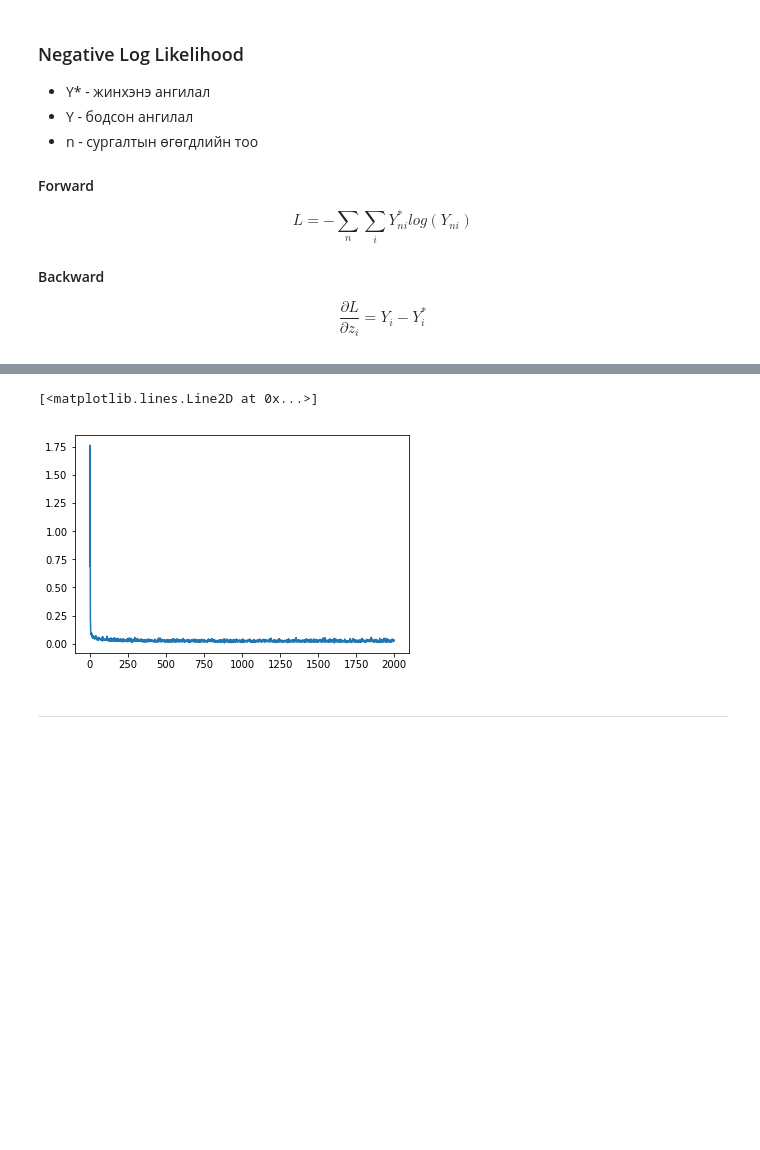
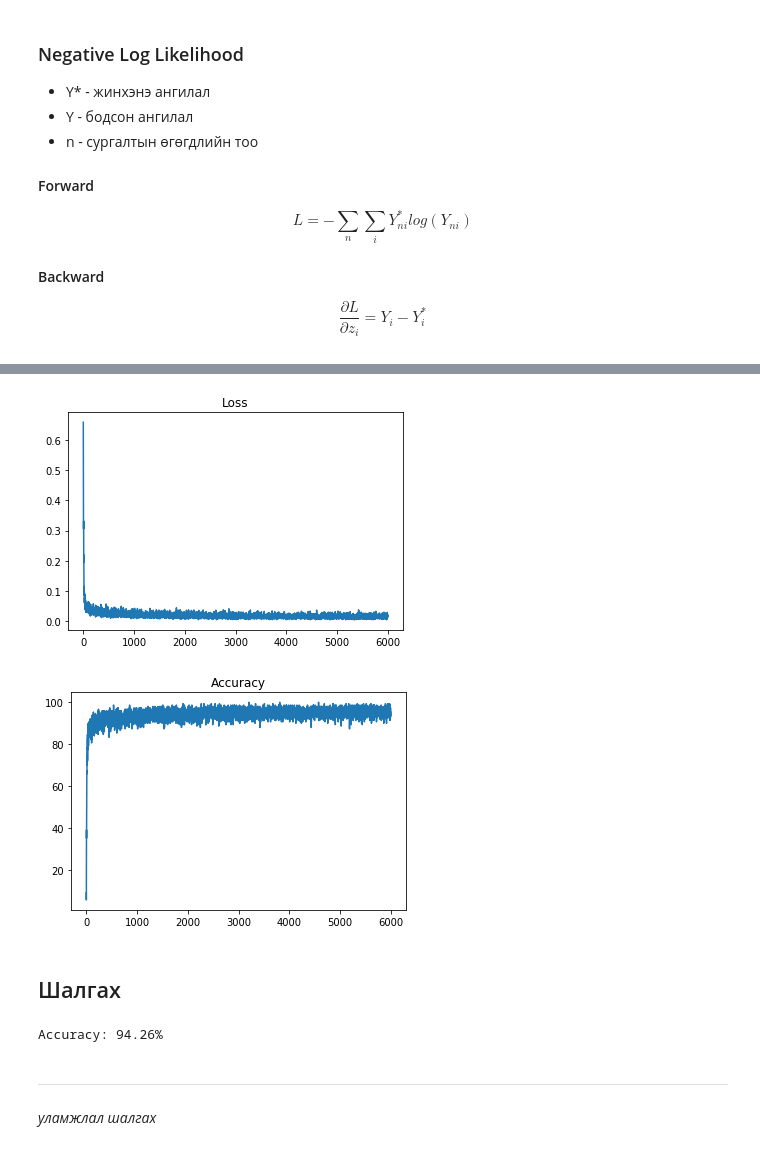
Before and after one commit to bilguun0203/mnist-nn, a Jupyter notebook: mnist-nn.ipynb, the cells around one changed output, grey strips where cells are left out. Drawn from its saved outputs; the diff is of its cells as text; code cells hidden in the pictures; blank space fills up the shorter version.

```diff
--- a/mnist-nn.ipynb
+++ b/mnist-nn.ipynb
@@ -57,3 +59,10 @@ def is_nan(x, msg):
+# %%
+def accuracy(predicted, target):
+    correct = 0
+    for p, y in zip(predicted, target):
+        if np.argmax(p) == np.argmax(y):
+            correct += 1
+    return correct/predicted.shape[0]*100
 # %% [markdown]
 ### RELU
 
@@ -99,7 +95,10 @@ softmax(y_i) = \frac{e^{y_i}}{\sum_{j}e^{y_j}}
 def softmax(x):
 #     print(x)
     is_nan(x, 'softmax.forward - x')
-    x = x.T - np.max(x, axis=1)
+    if np.ndim(x) == 1:
+        x = x.T - np.max(x)
+    else:
+        x = x.T - np.max(x, axis=1)
     is_nan(x, 'softmax.forward - x-=max(x)')
     y = (np.exp(x) / np.sum(np.exp(x),axis=0)).T
     is_nan(y, 'softmax.forward - y')
@@ -271,5 +288,5 @@ class NN:
 # %%
 classes = [0, 1, 2, 3, 4, 5, 6, 7, 8, 9]
 nn = NN(classes, [len(train_datas_norm[0]), 300, len(classes)])
-nn.train(train_datas_norm, train_y, 5, 150, 0.001)
+nn.train(train_datas_norm, train_y, 15, 150, 0.0004, 0.9)
 # %% [output]
@@ -286,7 +310,16 @@ Epoch: 5/5
-# %%
-plt.plot(nn.loss)
-# %% [output]
-[<matplotlib.lines.Line2D at 0x...>]
-[figure, removed]
+# %%
+# loss = [np.mean(l) for l in nn.loss]
+loss = np.array(nn.loss).ravel()
+# accuracy = [np.mean(a) for a in nn.acc]
+accuracy = np.array(nn.acc).ravel()
+plt.title('Loss')
+plt.plot(loss)
+plt.show()
+plt.title('Accuracy')
+plt.plot(accuracy)
+plt.show()
+# %% [output]
+[figure, added]
+[figure, added]
 # %% [markdown]
----
+## Шалгах
@@ -302,3 +326,17 @@ print(test_labels[4])
+# %%
+predicted = nn.forward(test_datas_norm)
+correct = 0
+for i, (p, y) in enumerate(zip(predicted, test_labels)):
+    if np.argmax(p) == y:
+        correct += 1
+accuracy = correct/predicted.shape[0]*100
+print('Accuracy:', str(accuracy) + '%')
+# %% [output]
+Accuracy: 94.26%
+# %% [markdown]
+---
+
+_уламжлал шалгах_
 # %%
 # for i, d in enumerate(zip(training_images[0], training_images[1], training_images[2])):
 #     print(i, d)
```
Also changed, not shown: parts of 10 cells of this notebook, 1 other file.
